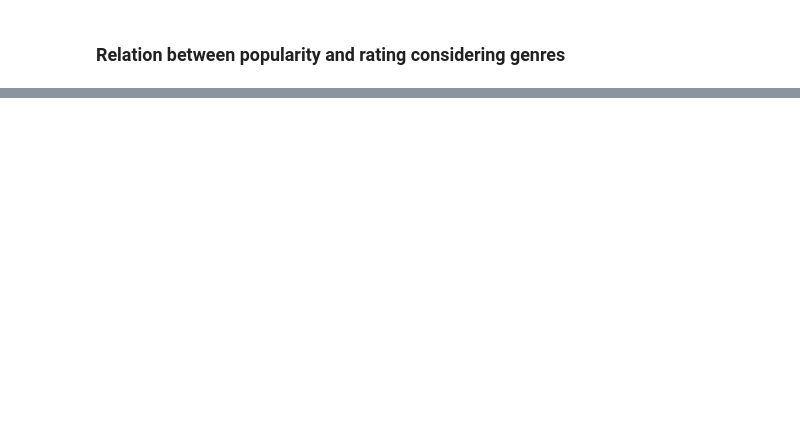
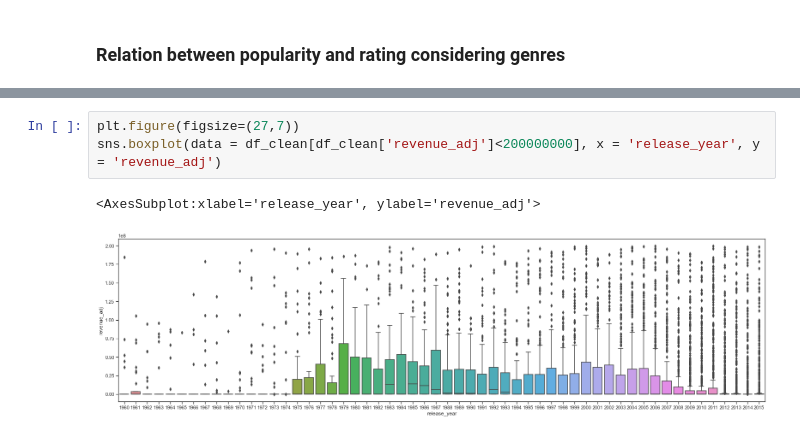
Before and after one commit to HossamHeikal/Investigate-dataset, a Jupyter notebook: investigate-a-dataset-template.ipynb, the cells around one changed output, grey strips where cells are left out. Saved outputs shown, nothing was run; the diff lists cells and outputs as text; blank space fills up the shorter version.

```diff
--- a/investigate-a-dataset-template.ipynb
+++ b/investigate-a-dataset-template.ipynb
@@ -357,0 +386,6 @@ plot.grid()
+# %%
+plt.figure(figsize=(27,7))
+sns.boxplot(data = df_clean[df_clean['revenue_adj']<200000000], x = 'release_year', y = 'revenue_adj')
+# %% [output]
+<AxesSubplot:xlabel='release_year', ylabel='revenue_adj'>
+[figure, added]
```
Also changed, not shown: parts of 18 cells of this notebook, 2 other files.
